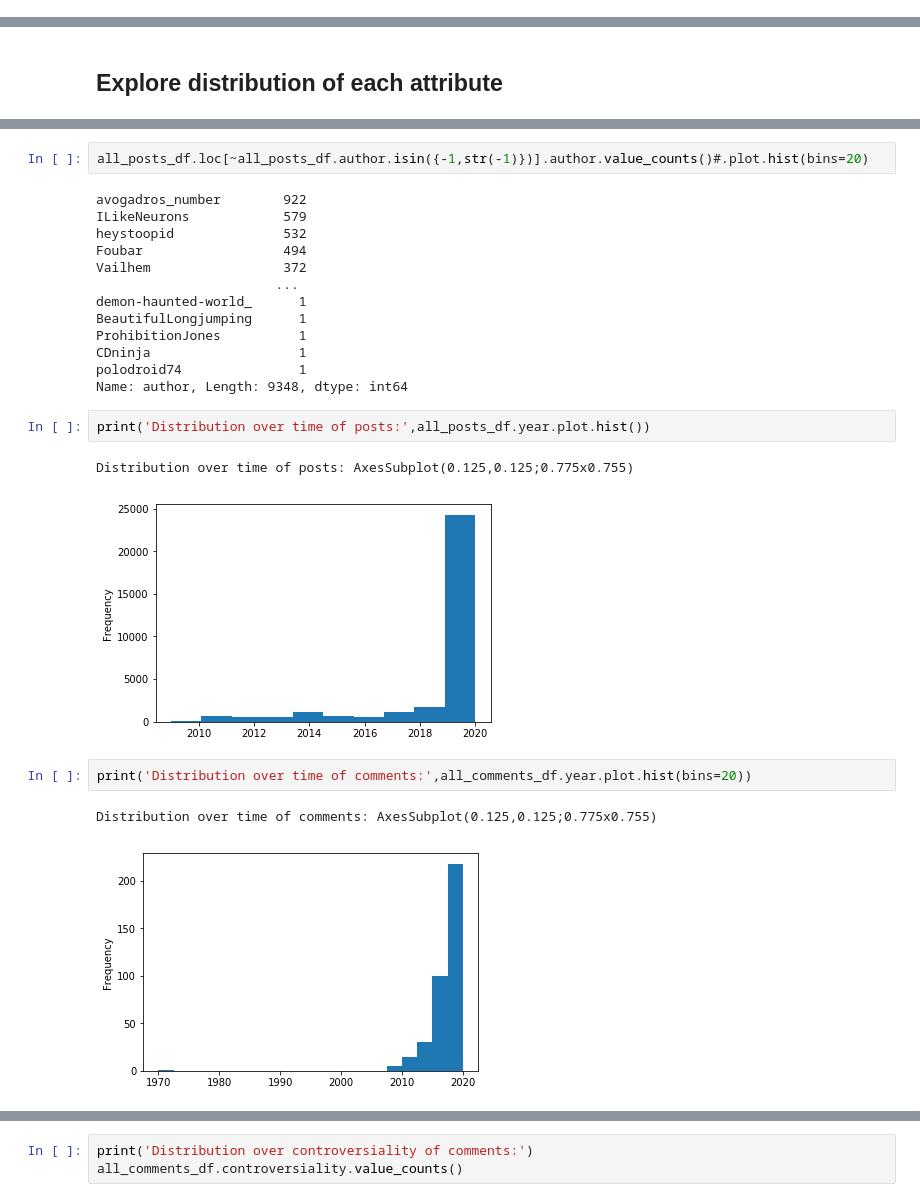
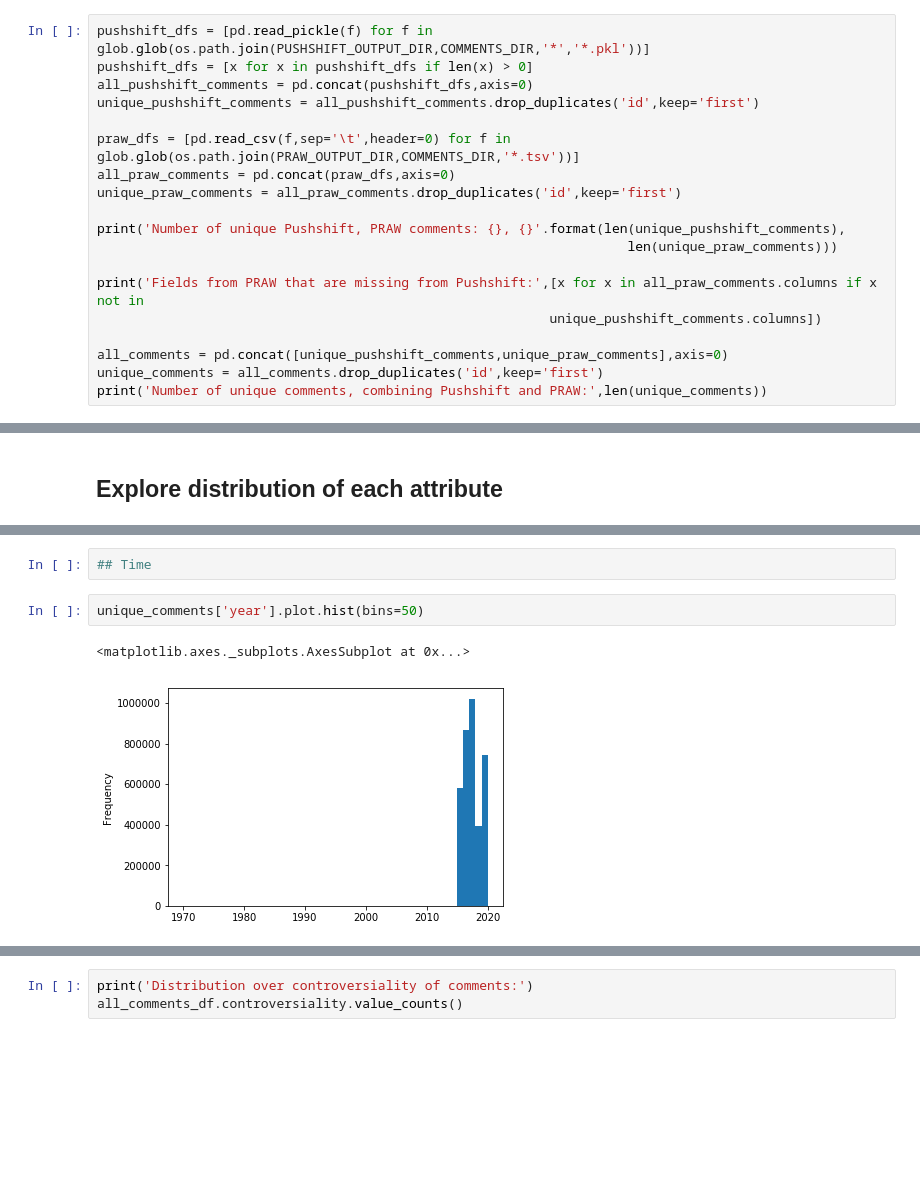
Before and after one commit to yiweiluo/Green-American-Lexicon, a Jupyter notebook: reddit/explore_reddit_data.ipynb, the cells around one changed output, grey strips where cells are left out. Saved outputs shown, nothing was run; the diff lists cells and outputs as text; blank space fills up the shorter version.

```diff
--- a/reddit/explore_reddit_data.ipynb
+++ b/reddit/explore_reddit_data.ipynb
@@ -32,0 +203,19 @@ all_comments_df['parsed_date'] = all_comments_df.date.apply(lambda x: datetime.u
+# %%
+pushshift_dfs = [pd.read_pickle(f) for f in glob.glob(os.path.join(PUSHSHIFT_OUTPUT_DIR,COMMENTS_DIR,'*','*.pkl'))]
+pushshift_dfs = [x for x in pushshift_dfs if len(x) > 0]
+all_pushshift_comments = pd.concat(pushshift_dfs,axis=0)
+unique_pushshift_comments = all_pushshift_comments.drop_duplicates('id',keep='first')
+
+praw_dfs = [pd.read_csv(f,sep='\t',header=0) for f in glob.glob(os.path.join(PRAW_OUTPUT_DIR,COMMENTS_DIR,'*.tsv'))]
+all_praw_comments = pd.concat(praw_dfs,axis=0)
+unique_praw_comments = all_praw_comments.drop_duplicates('id',keep='first')
+
+print('Number of unique Pushshift, PRAW comments: {}, {}'.format(len(unique_pushshift_comments),
+                                                                    len(unique_praw_comments)))
+
+print('Fields from PRAW that are missing from Pushshift:',[x for x in all_praw_comments.columns if x not in
+                                                          unique_pushshift_comments.columns])
+
+all_comments = pd.concat([unique_pushshift_comments,unique_praw_comments],axis=0)
+unique_comments = all_comments.drop_duplicates('id',keep='first')
+print('Number of unique comments, combining Pushshift and PRAW:',len(unique_comments))
@@ -84,25 +243,7 @@ Distribution of posts/comments from different authors: AxesSubplot(0.125,0.125;0
-# %%
-all_posts_df.loc[~all_posts_df.author.isin({-1,str(-1)})].author.value_counts()#.plot.hist(bins=20)
-# %% [output]
-avogadros_number        922
-ILikeNeurons            579
-heystoopid              532
-Foubar                  494
-Vailhem                 372
-                       ...
-demon-haunted-world_      1
-BeautifulLongjumping      1
-ProhibitionJones          1
-CDninja                   1
-polodroid74               1
-Name: author, Length: 9348, dtype: int64
-# %%
-print('Distribution over time of posts:',all_posts_df.year.plot.hist())
-# %% [output]
-Distribution over time of posts: AxesSubplot(0.125,0.125;0.775x0.755)
-[figure, removed]
-# %%
-print('Distribution over time of comments:',all_comments_df.year.plot.hist(bins=20))
-# %% [output]
-Distribution over time of comments: AxesSubplot(0.125,0.125;0.775x0.755)
-[figure, removed]
+# %%
+## Time
+# %%
+unique_comments['year'].plot.hist(bins=50)
+# %% [output]
+<matplotlib.axes._subplots.AxesSubplot at 0x...>
+[figure, added]
```
Also changed, not shown: parts of 64 cells of this notebook, 2 other files.
